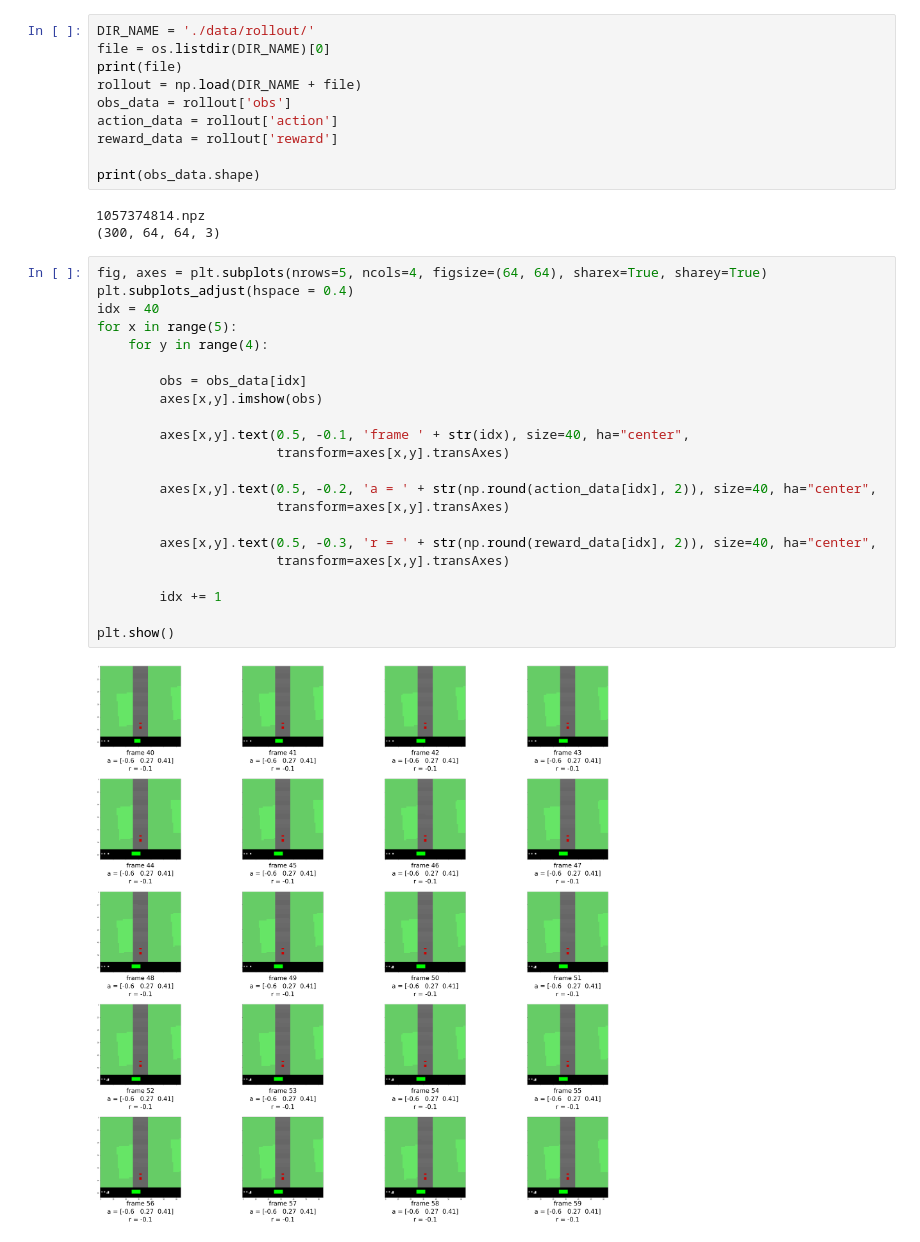
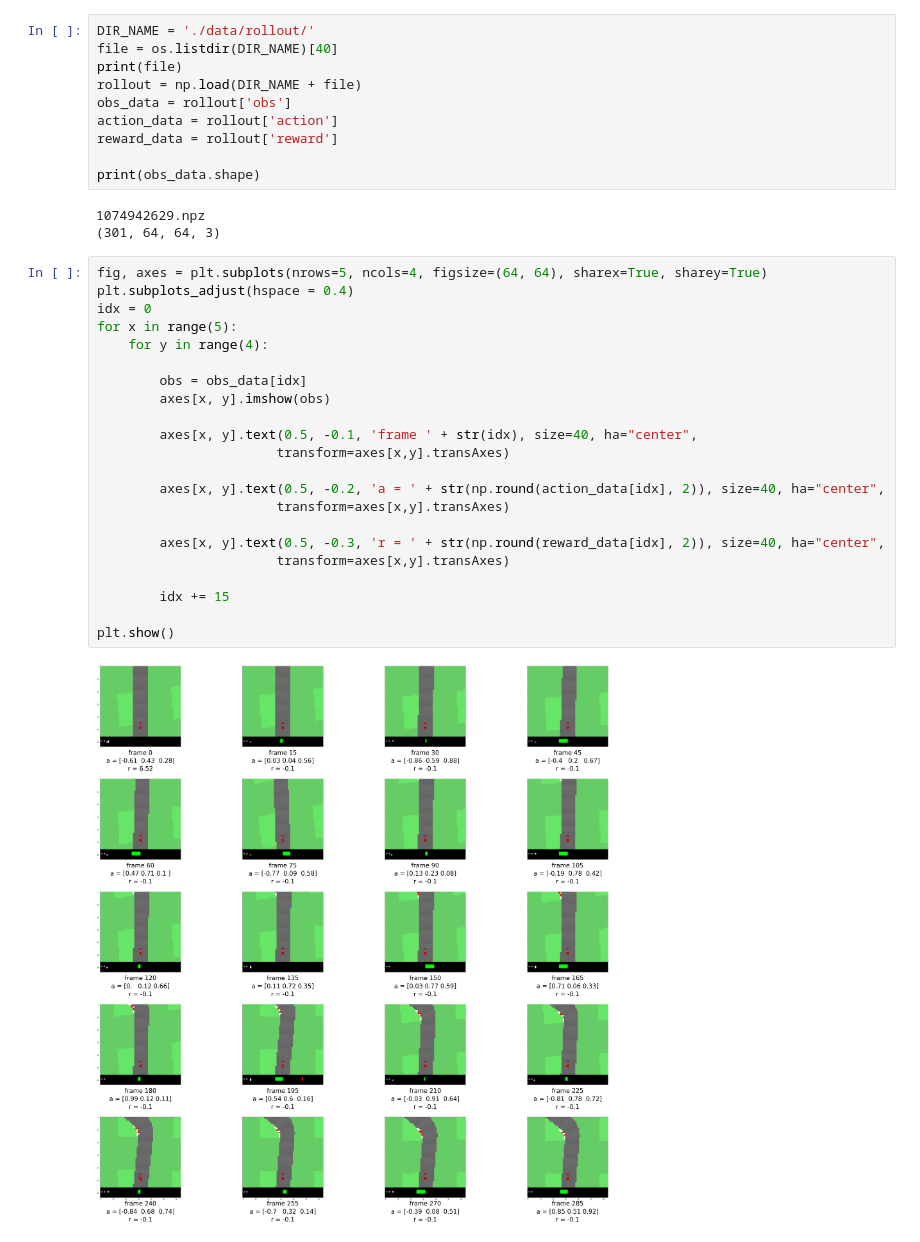
Before and after one commit to schneider128k/deep_rl, a Jupyter notebook: world_models/check_01_generate_data.ipynb, the cells around one changed output. Saved outputs shown, nothing was run; the diff lists cells and outputs as text.

```diff
--- a/world_models/check_01_generate_data.ipynb
+++ b/world_models/check_01_generate_data.ipynb
@@ -5,7 +5,7 @@ import os
 from IPython import display
 # %%
 DIR_NAME = './data/rollout/'
-file = os.listdir(DIR_NAME)[0]
+file = os.listdir(DIR_NAME)[40]
 print(file)
 rollout = np.load(DIR_NAME + file)
 obs_data = rollout['obs']
@@ -14,29 +14,29 @@ reward_data = rollout['reward']
 
 print(obs_data.shape)
 # %% [output]
-1057374814.npz
-(300, 64, 64, 3)
+1074942629.npz
+(301, 64, 64, 3)
 # %%
 fig, axes = plt.subplots(nrows=5, ncols=4, figsize=(64, 64), sharex=True, sharey=True)
 plt.subplots_adjust(hspace = 0.4)
-idx = 40
+idx = 0
 for x in range(5):
     for y in range(4):
 
         obs = obs_data[idx]
-        axes[x,y].imshow(obs)
+        axes[x, y].imshow(obs)
 
-        axes[x,y].text(0.5, -0.1, 'frame ' + str(idx), size=40, ha="center",
+        axes[x, y].text(0.5, -0.1, 'frame ' + str(idx), size=40, ha="center",
                        transform=axes[x,y].transAxes)
 
-        axes[x,y].text(0.5, -0.2, 'a = ' + str(np.round(action_data[idx], 2)), size=40, ha="center",
+        axes[x, y].text(0.5, -0.2, 'a = ' + str(np.round(action_data[idx], 2)), size=40, ha="center",
                        transform=axes[x,y].transAxes)
 
-        axes[x,y].text(0.5, -0.3, 'r = ' + str(np.round(reward_data[idx], 2)), size=40, ha="center",
+        axes[x, y].text(0.5, -0.3, 'r = ' + str(np.round(reward_data[idx], 2)), size=40, ha="center",
                        transform=axes[x,y].transAxes)
 
-        idx += 1
+        idx += 15
 
 plt.show()
 # %% [output]
-[figure, old version]
+[figure, new version]
```
Also changed, not shown: parts of 1 cell of this notebook, 4 other files.
